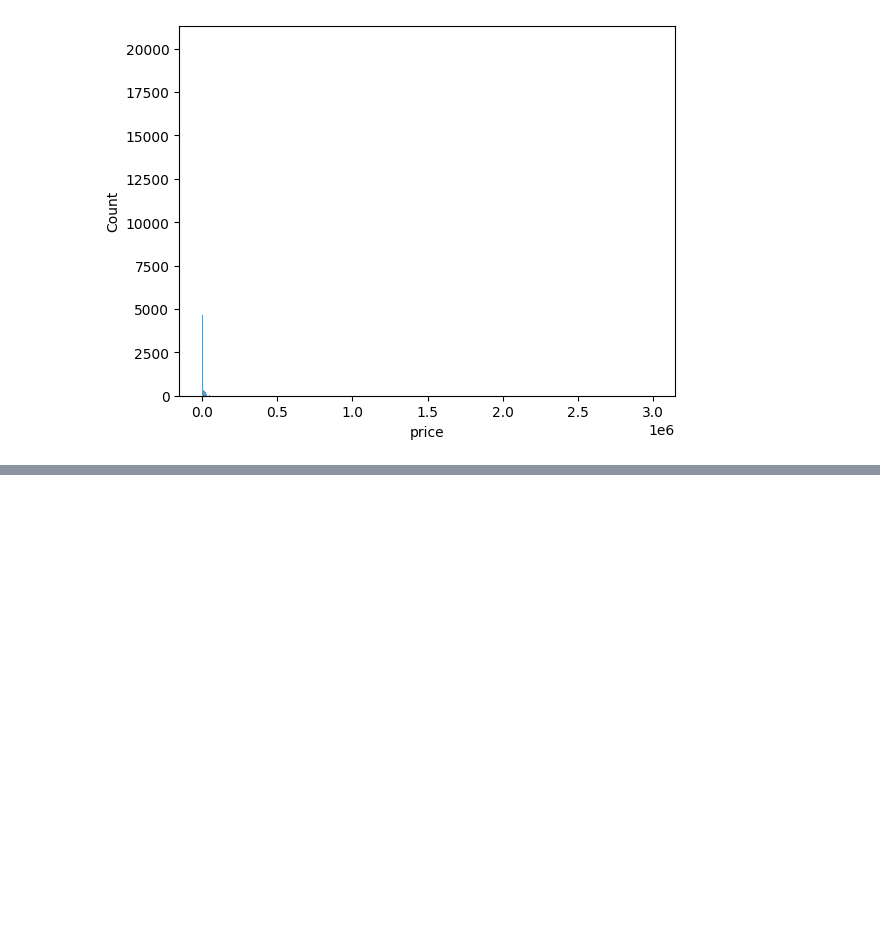
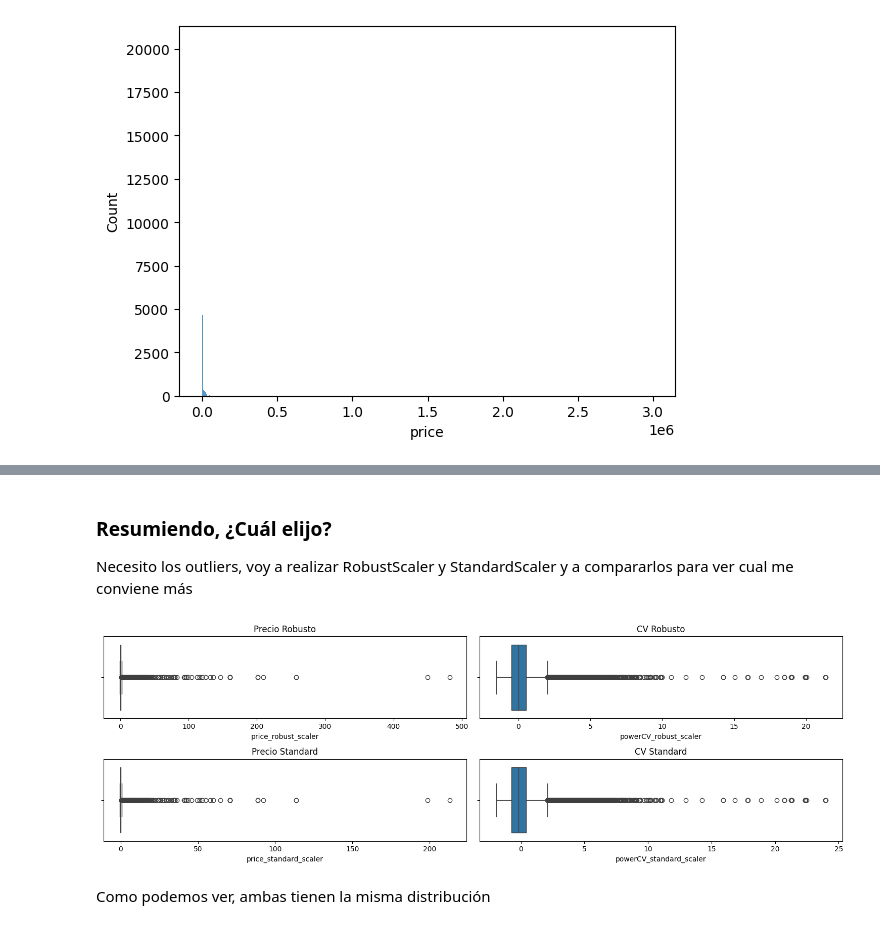
Before and after one commit to apelsito/laboratorio-modulo7-leccion02-feature-scaling, a Jupyter notebook: laboratorio-modulo7-leccion02-feature-scaling.ipynb, the cells around one changed output, grey strips where cells are left out. Saved outputs shown, nothing was run; the diff lists cells and outputs as text; code cells hidden in the pictures; blank space fills up the shorter version.

```diff
--- a/laboratorio-modulo7-leccion02-feature-scaling.ipynb
+++ b/laboratorio-modulo7-leccion02-feature-scaling.ipynb
@@ -75,18 +72,0 @@ sns.histplot(x="price", data = df)
-# %%
-escalador_robust = RobustScaler()
-datos_transf_robust = escalador_robust.fit_transform(df[["AdministrativeDuration", "ExitRates"]])
-df[["Admi_dur_robust", "Exit_Ratesrobust"]] = datos_transf_robust
-
-
-escalador_min_max = MinMaxScaler()
-datos_transf_min_max = escalador_min_max.fit_transform(df[["AdministrativeDuration", "ExitRates"]])
-df[["Admi_dur_min_max", "Exit_RatesMinMax"]] = datos_transf_min_max
-df.describe().T
-
-escalador_norm = Normalizer()
-datos_transf_norm = escalador_norm.fit_transform(df[["AdministrativeDuration", "ExitRates"]])
-df[["Admi_dur_norm", "Exit_Ratesnorm"]] = datos_transf_norm
-
-escalador_stand = StandardScaler()
-datos_transf_stand = escalador_stand.fit_transform(df[["AdministrativeDuration", "ExitRates"]])
-df[["Admi_dur_stand", "Exit_RatesStand"]] = datos_transf_stand
@@ -92,0 +85,28 @@ df[["Admi_dur_stand", "Exit_RatesStand"]] = datos_transf_stand
+# %% [markdown]
+### Resumiendo, ¿Cuál elijo?
+
+Necesito los outliers, voy a realizar RobustScaler y StandardScaler y a compararlos para ver cual me conviene más
+# %%
+escalador_robust = RobustScaler()
+datos_transf_robust = escalador_robust.fit_transform(df[["price", "powerCV"]])
+df[["price_robust_scaler", "powerCV_robust_scaler"]] = datos_transf_robust
+
+escalador_stand = StandardScaler()
+datos_transf_stand = escalador_stand.fit_transform(df[["price", "powerCV"]])
+df[["price_standard_scaler", "powerCV_standard_scaler"]] = datos_transf_stand
+# %%
+fig , axes = plt.subplots(nrows=2 , ncols=2, figsize = (15, 5))
+sns.boxplot(x = "price_robust_scaler", data = df, ax = axes[0][0])
+axes[0][0].set_title("Precio Robusto")
+sns.boxplot(x = "powerCV_robust_scaler", data = df, ax = axes[0][1])
+axes[0][1].set_title("CV Robusto")
+
+sns.boxplot(x = "price_standard_scaler", data = df, ax = axes[1][0])
+axes[1][0].set_title("Precio Standard")
+sns.boxplot(x = "powerCV_standard_scaler", data = df, ax = axes[1][1])
+axes[1][1].set_title("CV Standard")
+plt.tight_layout()
+# %% [output]
+[figure, added]
+# %% [markdown]
+Como podemos ver, ambas tienen la misma distribución
```
Also changed, not shown: parts of 3 cells of this notebook.
